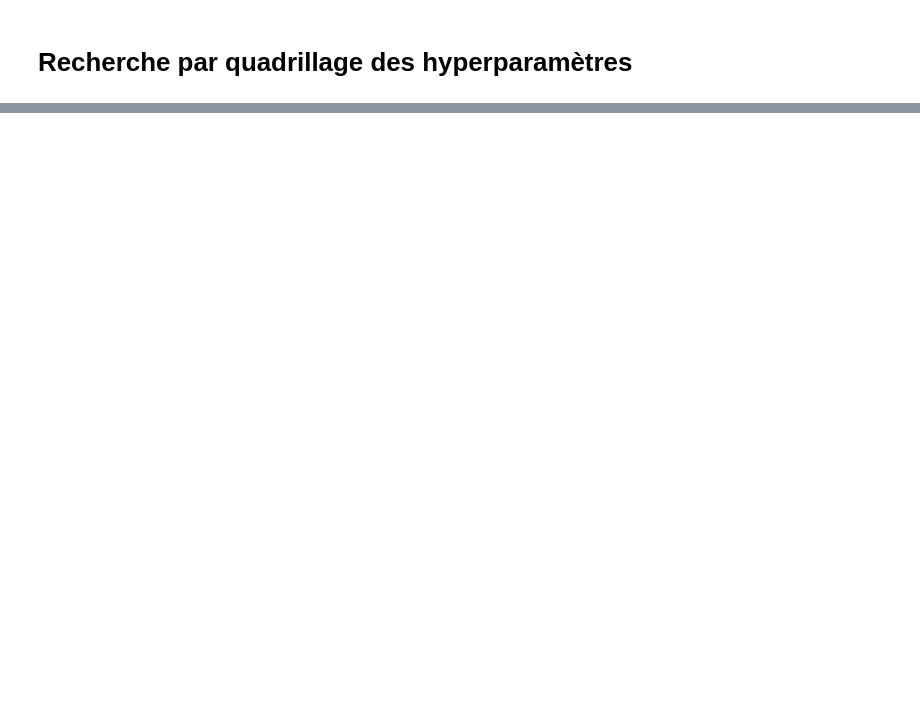
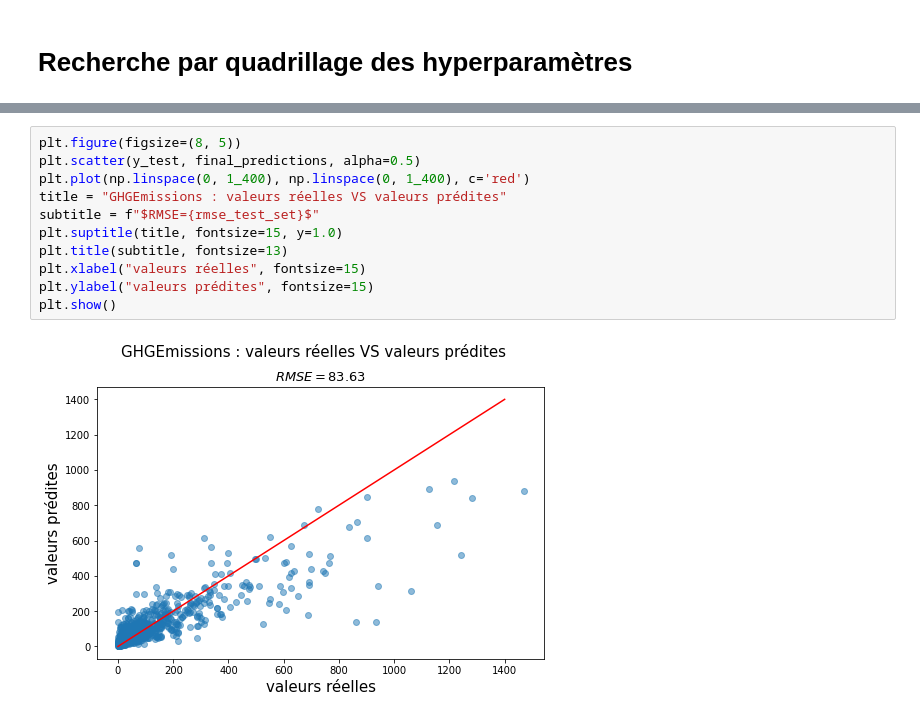
Before and after one commit to quentin-liance/Anticipez-les-besoins-en-consommation-electrique-de-batiments, a Jupyter notebook: pelec_02_modeling.ipynb, the cells around one changed output, grey strips where cells are left out. Drawn from its saved outputs; the diff is of its cells as text; blank space fills up the shorter version.

```diff
--- a/pelec_02_modeling.ipynb
+++ b/pelec_02_modeling.ipynb
@@ -718,0 +675,13 @@ fig.subplots_adjust(wspace=0.4, hspace=0.3)
+# %%
+plt.figure(figsize=(8, 5))
+plt.scatter(y_test, final_predictions, alpha=0.5)
+plt.plot(np.linspace(0, 1_400), np.linspace(0, 1_400), c='red')
+title = "GHGEmissions : valeurs réelles VS valeurs prédites"
+subtitle = f"$RMSE={rmse_test_set}$"
+plt.suptitle(title, fontsize=15, y=1.0)
+plt.title(subtitle, fontsize=13)
+plt.xlabel("valeurs réelles", fontsize=15)
+plt.ylabel("valeurs prédites", fontsize=15)
+plt.show()
+# %% [output]
+[figure, added]
```
Also changed, not shown: parts of 111 cells of this notebook.
